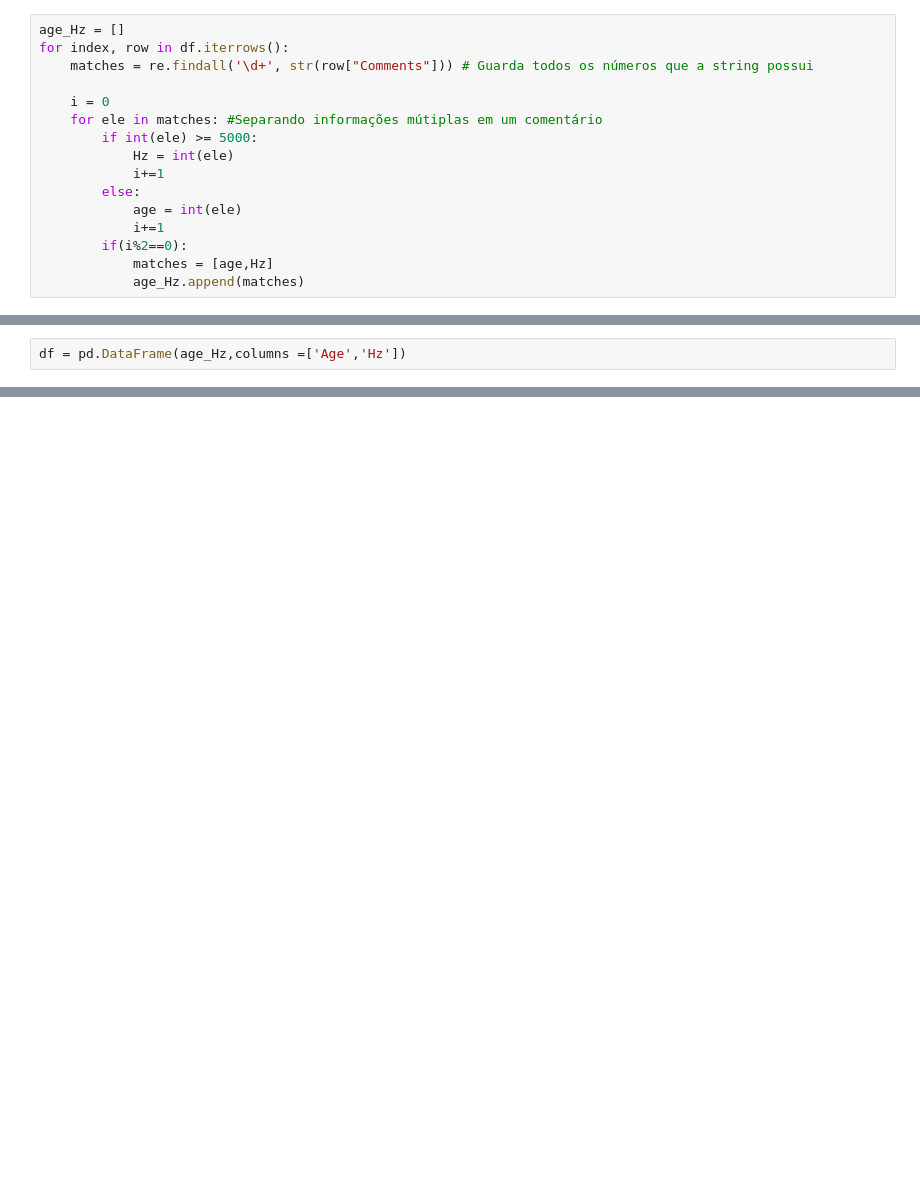
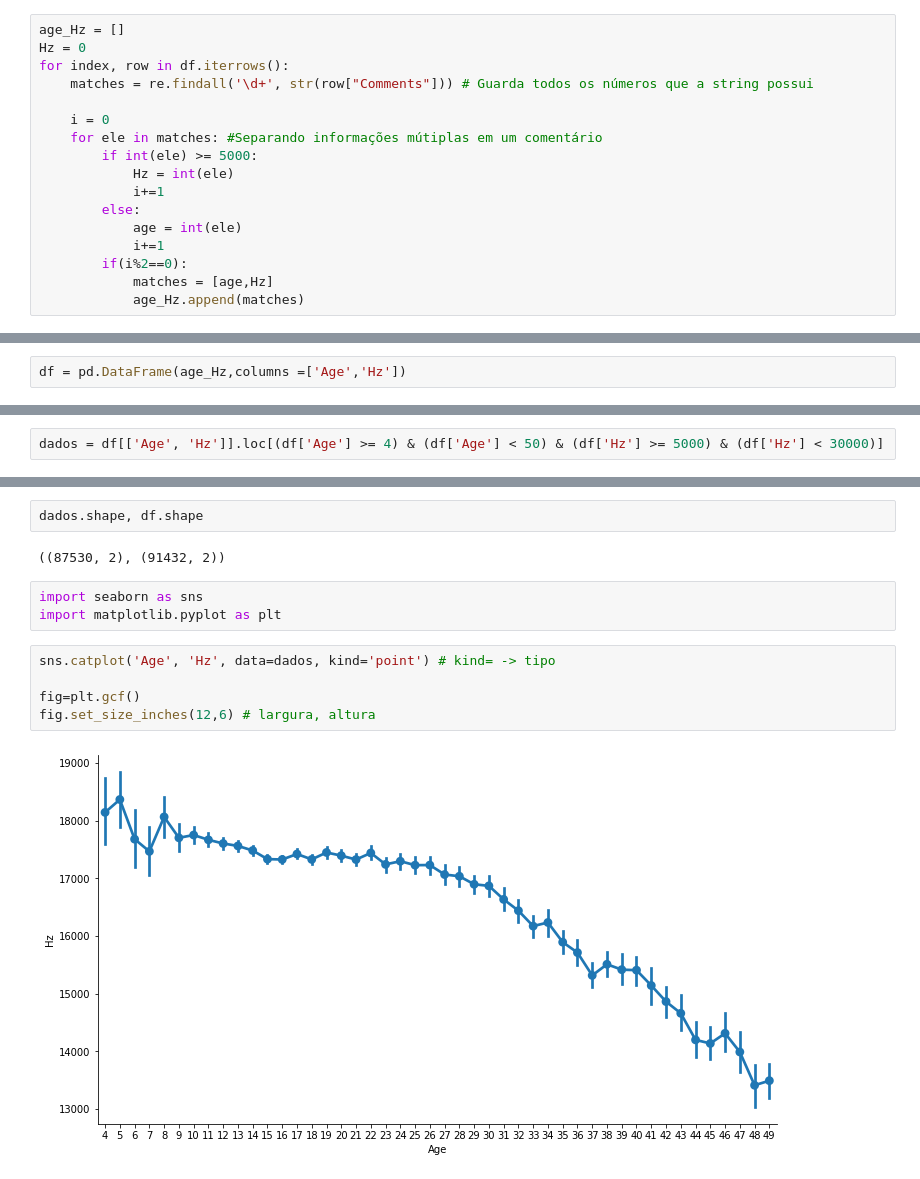
Before and after one commit to italovinicius18/surdez, a Jupyter notebook: surdez_manual_do_mundo.ipynb, the cells around one changed output, grey strips where cells are left out. Cells and saved outputs as stored; diff of their text form; blank space fills up the shorter version.

Commit message:
Analisando outros dados

```diff
--- a/surdez_manual_do_mundo.ipynb
+++ b/surdez_manual_do_mundo.ipynb
@@ -11,6 +11,7 @@ for index, row in df.iterrows():
     row["Comments"] = row["Comments"].replace("\n","") # As quebras de linhas são removidas
 # %%
 age_Hz = []
+Hz = 0
 for index, row in df.iterrows():
     matches = re.findall('\d+', str(row["Comments"])) # Guarda todos os números que a string possui
 
@@ -41,0 +76,2 @@ print(df)
+# %%
+dados = df[['Age', 'Hz']].loc[(df['Age'] >= 4) & (df['Age'] < 50) & (df['Hz'] >= 5000) & (df['Hz'] < 30000)]
@@ -41,0 +112,14 @@ print(df)
+# %%
+dados.shape, df.shape
+# %% [output]
+((87530, 2), (91432, 2))
+# %%
+import seaborn as sns
+import matplotlib.pyplot as plt
+# %%
+sns.catplot('Age', 'Hz', data=dados, kind='point') # kind= -> tipo
+
+fig=plt.gcf()
+fig.set_size_inches(12,6) # largura, altura
+# %% [output]
+[figure, added]
```
Also changed, not shown: parts of 9 cells of this notebook.
